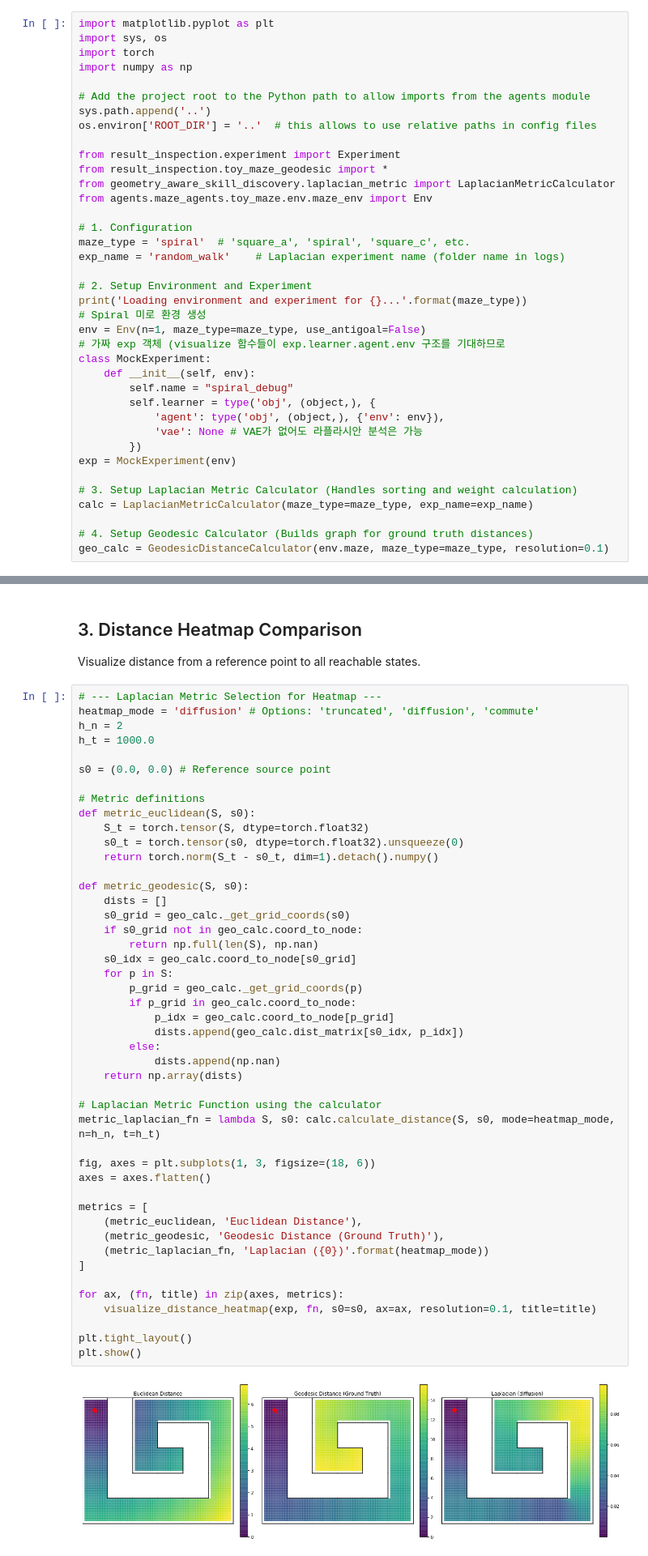
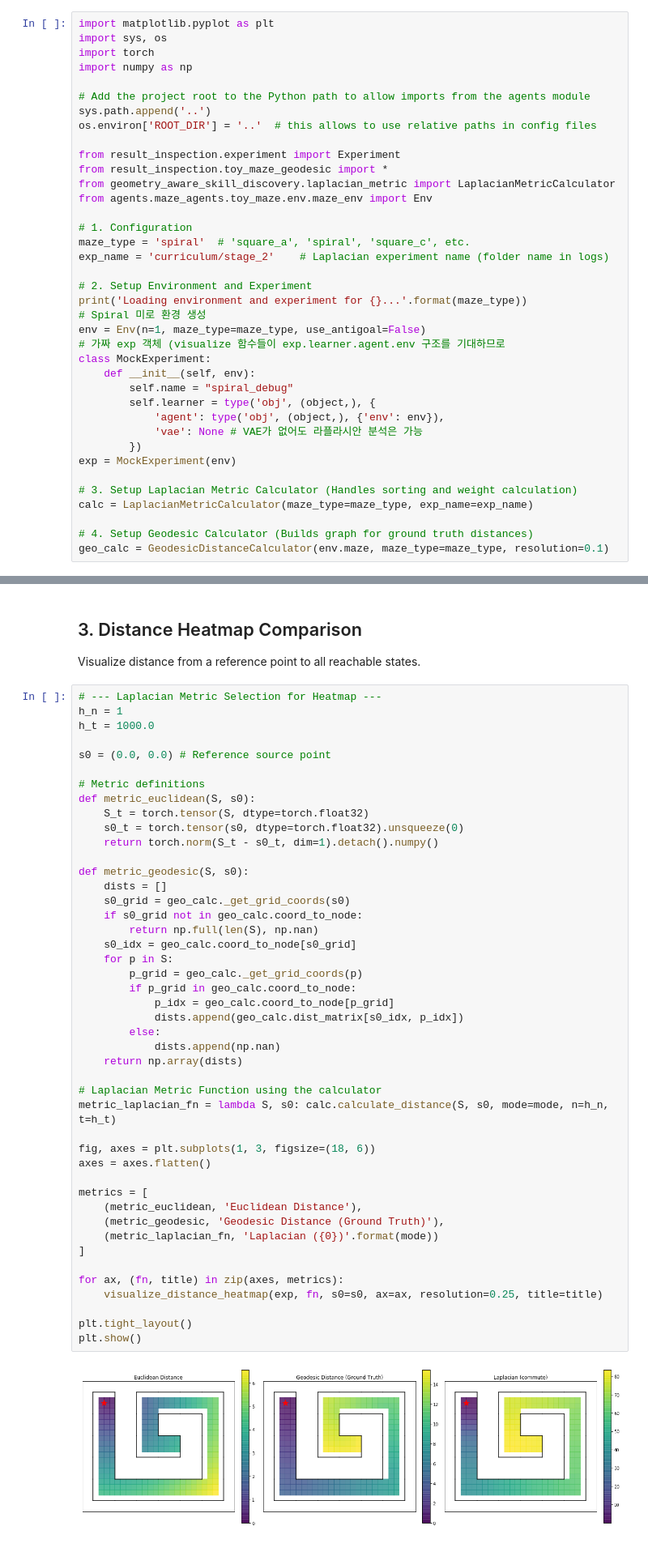
Before and after one commit to HiverXD/edl, a Jupyter notebook: notebooks/square_maze_geodesic.ipynb, the cells around one changed output, grey strips where cells are left out. Shown at 81% size. Saved outputs shown, nothing was run; the diff lists cells and outputs as text.

```diff
--- a/notebooks/square_maze_geodesic.ipynb
+++ b/notebooks/square_maze_geodesic.ipynb
@@ -18,7 +18,7 @@ from agents.maze_agents.toy_maze.env.maze_env import Env
 
 # 1. Configuration
 maze_type = 'spiral'  # 'square_a', 'spiral', 'square_c', etc.
-exp_name = 'random_walk'    # Laplacian experiment name (folder name in logs)
+exp_name = 'curriculum/stage_2'    # Laplacian experiment name (folder name in logs)
 
 # 2. Setup Environment and Experiment
 print('Loading environment and experiment for {}...'.format(maze_type))
@@ -113,8 +114,7 @@ Graph Pruning: Kept 396 nodes (Largest Component) out of 396 initial valid nodes
 Visualize distance from a reference point to all reachable states.
 # %%
 # --- Laplacian Metric Selection for Heatmap ---
-heatmap_mode = 'diffusion' # Options: 'truncated', 'diffusion', 'commute'
-h_n = 2
+h_n = 1
 h_t = 1000.0
 
 s0 = (0.0, 0.0) # Reference source point
@@ -128,34 +128,34 @@ def metric_euclidean(S, s0):
 def metric_geodesic(S, s0):
     dists = []
     s0_grid = geo_calc._get_grid_coords(s0)
     if s0_grid not in geo_calc.coord_to_node:
         return np.full(len(S), np.nan)
     s0_idx = geo_calc.coord_to_node[s0_grid]
     for p in S:
         p_grid = geo_calc._get_grid_coords(p)
         if p_grid in geo_calc.coord_to_node:
             p_idx = geo_calc.coord_to_node[p_grid]
             dists.append(geo_calc.dist_matrix[s0_idx, p_idx])
         else:
             dists.append(np.nan)
     return np.array(dists)
 
 # Laplacian Metric Function using the calculator
-metric_laplacian_fn = lambda S, s0: calc.calculate_distance(S, s0, mode=heatmap_mode, n=h_n, t=h_t)
+metric_laplacian_fn = lambda S, s0: calc.calculate_distance(S, s0, mode=mode, n=h_n, t=h_t)
 
 fig, axes = plt.subplots(1, 3, figsize=(18, 6))
 axes = axes.flatten()
 
 metrics = [
     (metric_euclidean, 'Euclidean Distance'),
     (metric_geodesic, 'Geodesic Distance (Ground Truth)'),
-    (metric_laplacian_fn, 'Laplacian ({0})'.format(heatmap_mode))
+    (metric_laplacian_fn, 'Laplacian ({0})'.format(mode))
 ]
 
 for ax, (fn, title) in zip(axes, metrics):
-    visualize_distance_heatmap(exp, fn, s0=s0, ax=ax, resolution=0.1, title=title)
+    visualize_distance_heatmap(exp, fn, s0=s0, ax=ax, resolution=0.25, title=title)
 
 plt.tight_layout()
 plt.show()
 # %% [output]
-[figure, old version]
+[figure, new version]
```
Also changed, not shown: parts of 3 cells of this notebook, 8 other files.
